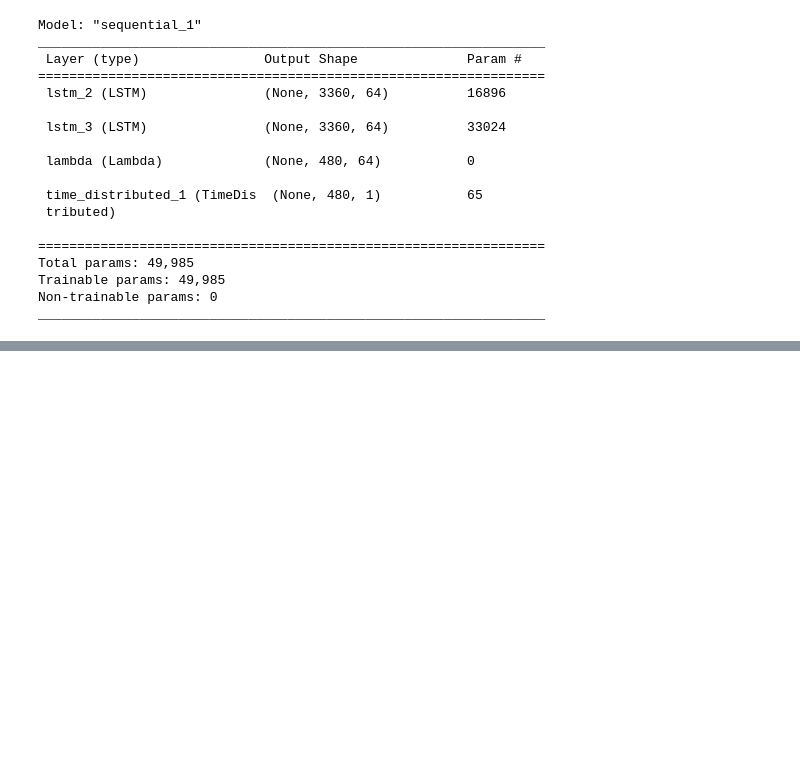
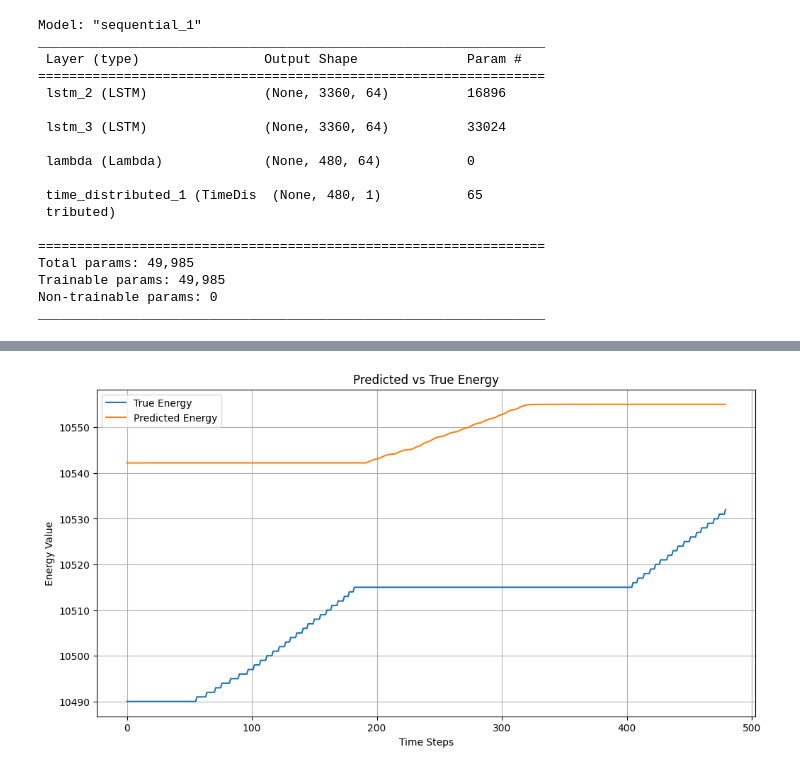
Before and after one commit to kashmithnisakya/Energy-Prediction-System, a Jupyter notebook: notebooks/seq2seq_model.ipynb, the cells around one changed output, grey strips where cells are left out. Drawn from its saved outputs; the diff is of its cells as text; code cells hidden in the pictures; blank space fills up the shorter version.

Commit message:
Train best models

```diff
--- a/notebooks/seq2seq_model.ipynb
+++ b/notebooks/seq2seq_model.ipynb
@@ -186,0 +194,6 @@ plt.show()
+# %%
+predictions = model.predict(X_test)
+predictions = scaler.inverse_transform(predictions.reshape(-1, 1)).reshape(predictions.shape)
+y_test = scaler.inverse_transform(y_test.reshape(-1, 1)).reshape(y_test.shape)
+predictions = predictions.reshape(predictions.shape[0], predictions.shape[1])
+y_test = y_test.reshape(y_test.shape[0], y_test.shape[1])
@@ -186,0 +202,12 @@ plt.show()
+# %%
+plt.figure(figsize=(12, 6))
+plt.plot(y_test[0], label="True Energy")
+plt.plot(predictions[0], label="Predicted Energy")
+plt.title("Predicted vs True Energy")
+plt.xlabel("Time Steps")
+plt.ylabel("Energy Value")
+plt.legend()
+plt.grid(True)
+plt.show()
+# %% [output]
+[figure, added]
```
Also changed, not shown: parts of 3 cells of this notebook, 32 other files.
